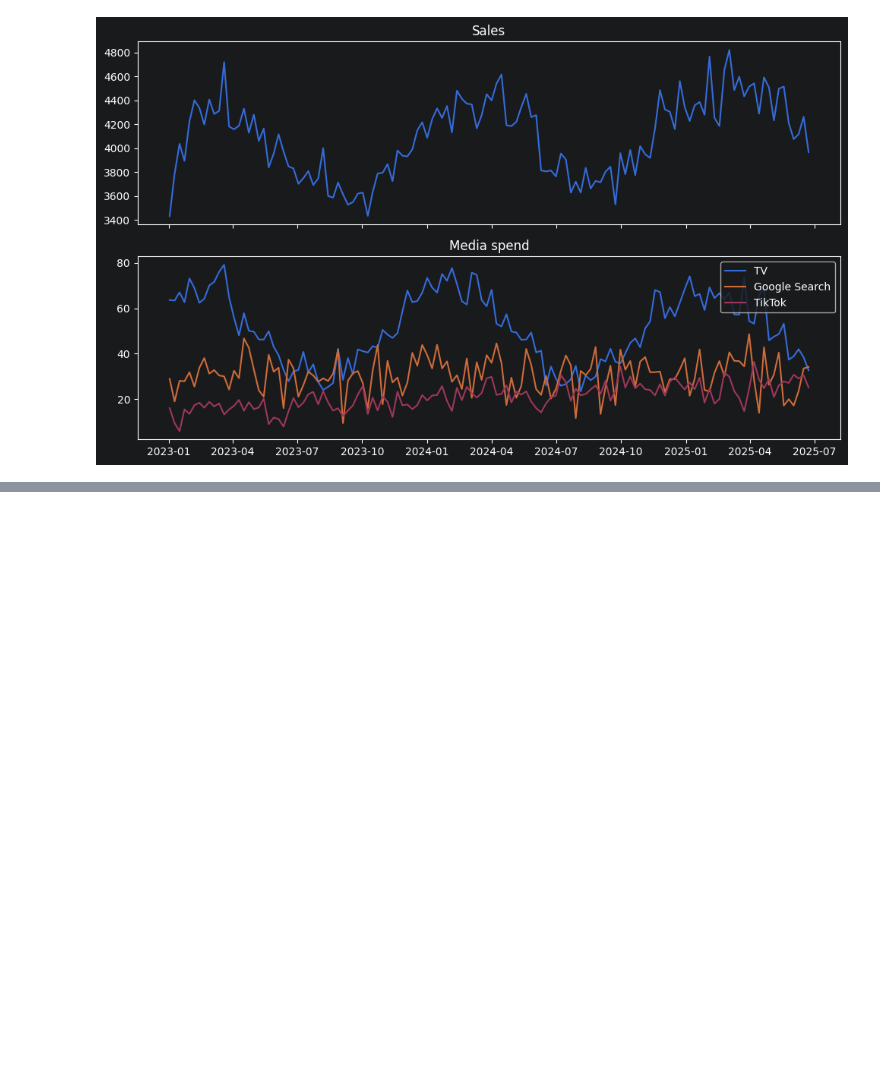
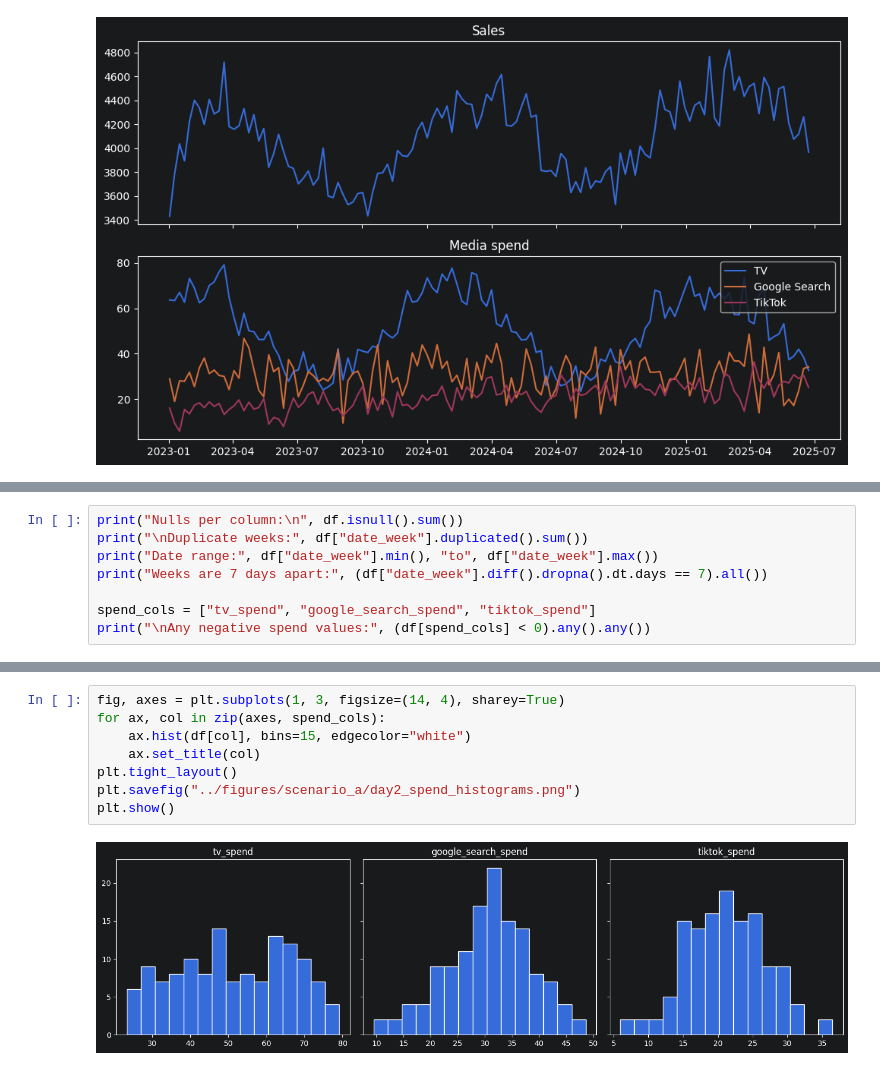
Before and after one commit to caseherndon/bayesian-mmm, a Jupyter notebook: notebooks/01_eda_and_data_prep.ipynb, the cells around one changed output, grey strips where cells are left out. Cells and saved outputs as stored; diff of their text form; blank space fills up the shorter version.

```diff
--- a/notebooks/01_eda_and_data_prep.ipynb
+++ b/notebooks/01_eda_and_data_prep.ipynb
@@ -111,0 +129,8 @@ plt.show()
+# %%
+print("Nulls per column:\n", df.isnull().sum())
+print("\nDuplicate weeks:", df["date_week"].duplicated().sum())
+print("Date range:", df["date_week"].min(), "to", df["date_week"].max())
+print("Weeks are 7 days apart:", (df["date_week"].diff().dropna().dt.days == 7).all())
+
+spend_cols = ["tv_spend", "google_search_spend", "tiktok_spend"]
+print("\nAny negative spend values:", (df[spend_cols] < 0).any().any())
@@ -111,0 +166,10 @@ plt.show()
+# %%
+fig, axes = plt.subplots(1, 3, figsize=(14, 4), sharey=True)
+for ax, col in zip(axes, spend_cols):
+    ax.hist(df[col], bins=15, edgecolor="white")
+    ax.set_title(col)
+plt.tight_layout()
+plt.savefig("../figures/scenario_a/day2_spend_histograms.png")
+plt.show()
+# %% [output]
+[figure, added]
```
Also changed, not shown: parts of 4 cells of this notebook, 6 other files.
